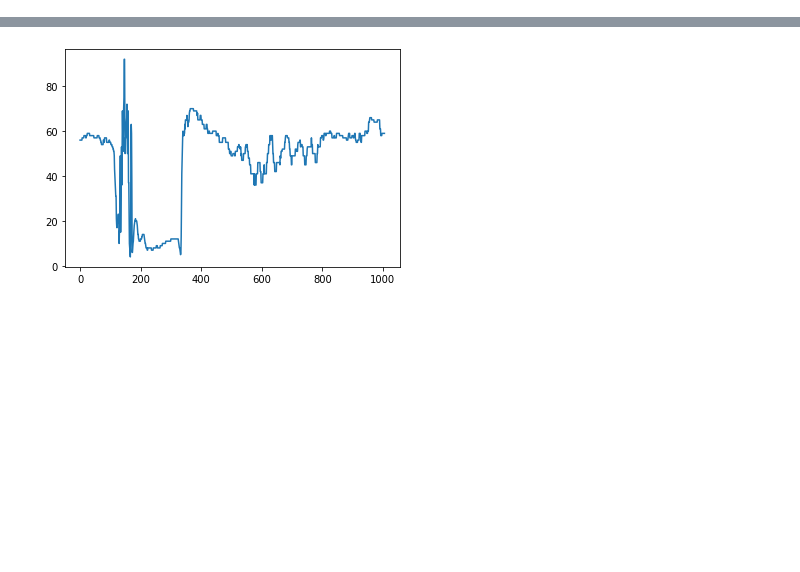
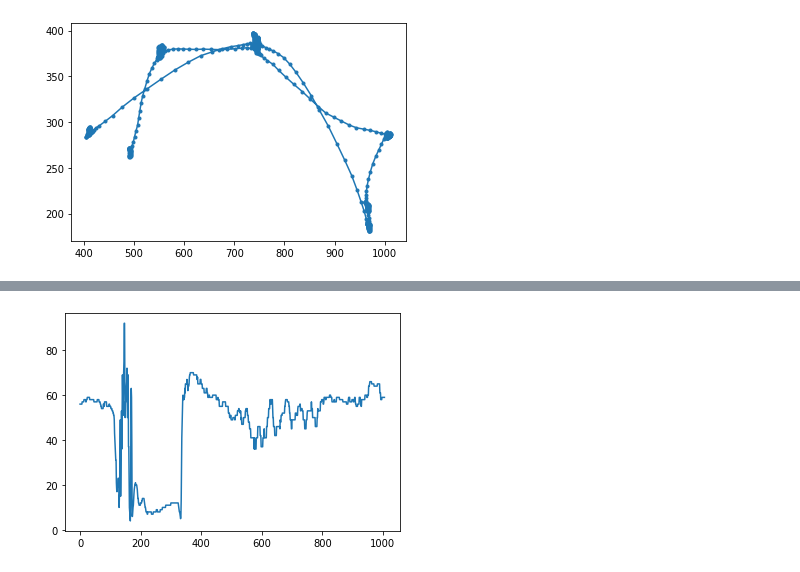
Before and after one commit to klean2050/cvi-eye-tracking, a Jupyter notebook: explore.ipynb, the cells around one changed output, grey strips where cells are left out. Saved outputs shown, nothing was run; the diff lists cells and outputs as text; code cells hidden in the pictures; blank space fills up the shorter version.

```diff
--- a/explore.ipynb
+++ b/explore.ipynb
@@ -73,0 +60,4 @@ plt.hist(out[out > 0].reshape(-1), 10);
+# %%
+plt.plot(data0[:, 0], data0[:, 1], marker=".");
+# %% [output]
+[figure, added]
```
Also changed, not shown: parts of 13 cells of this notebook, 10 other files.
